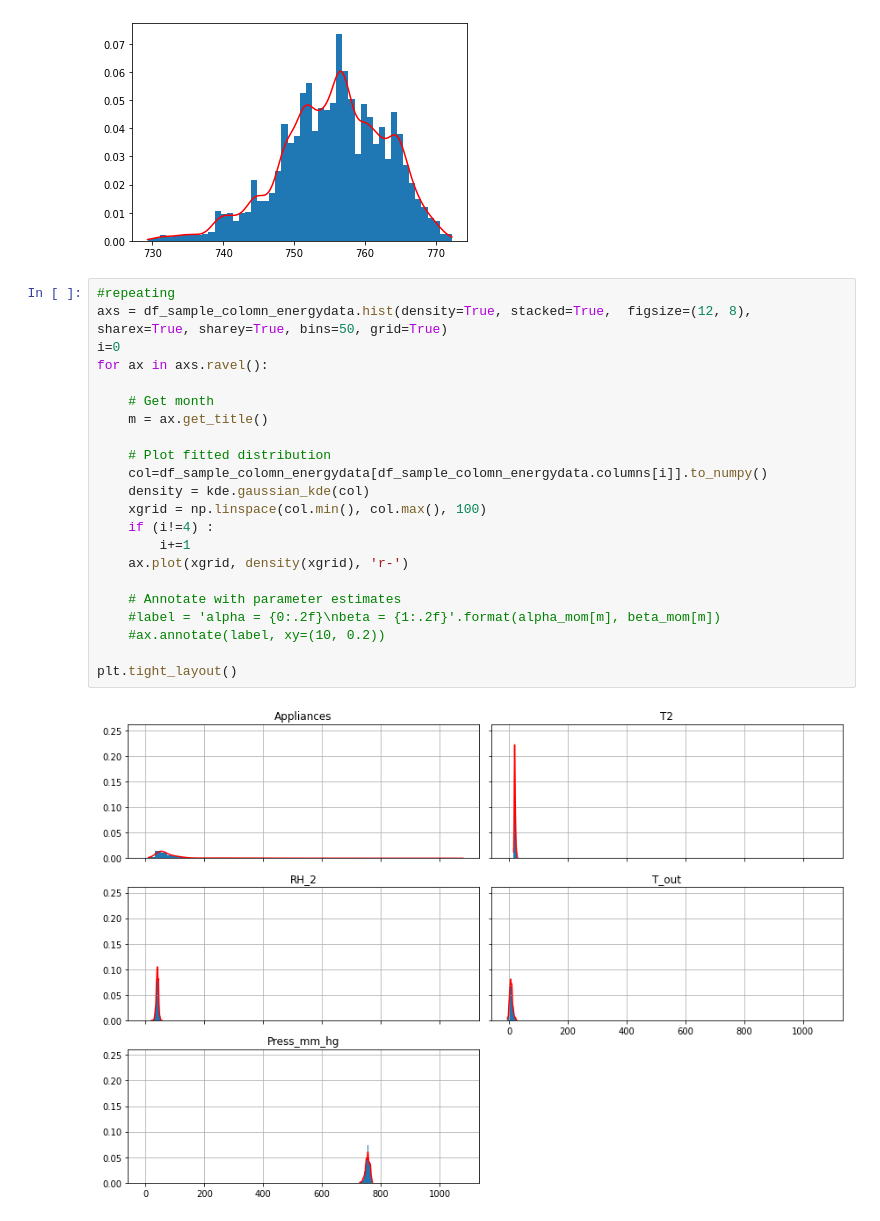
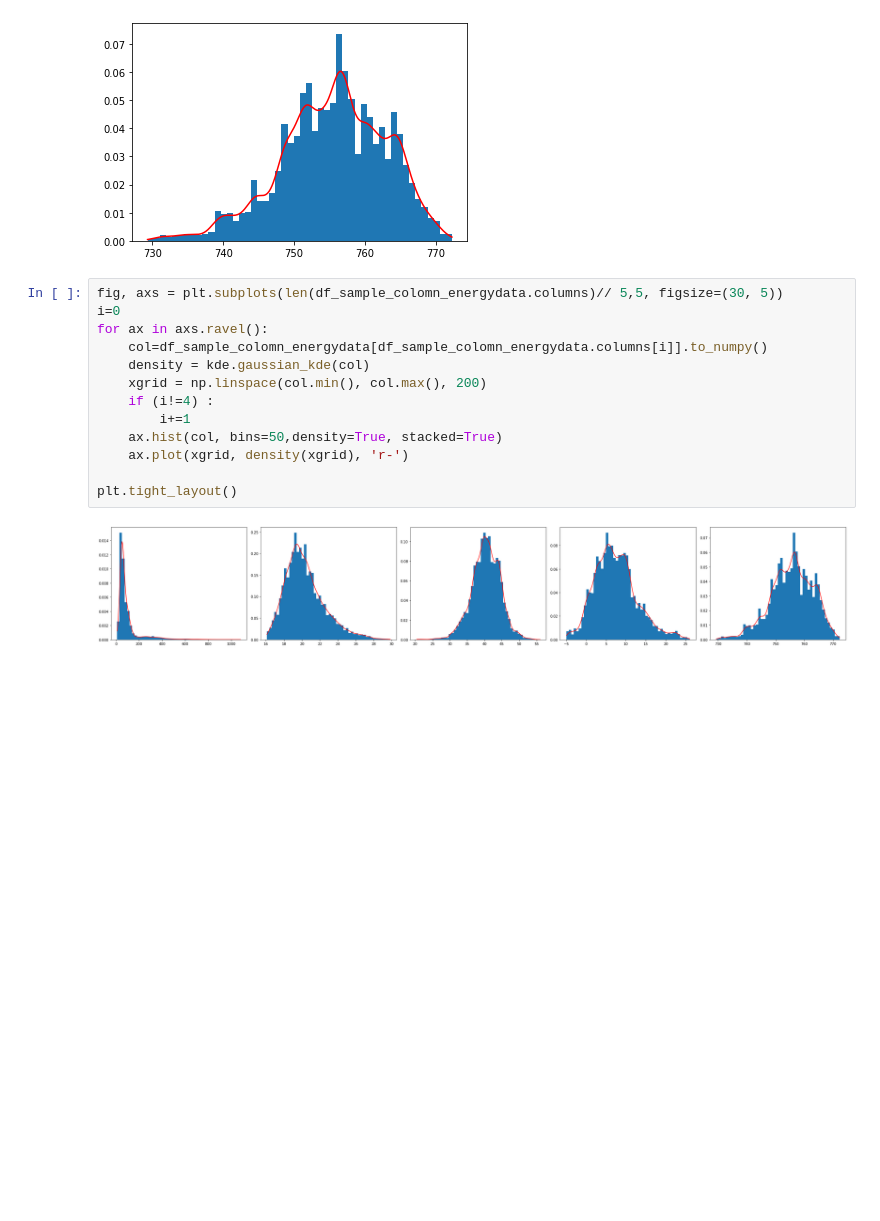
Before and after one commit to Nemat-Allah-Aloush/Multivariate_Data_Analysis, a Jupyter notebook: lab_01.ipynb, the cells around one changed output. Drawn from its saved outputs; the diff is of its cells as text; blank space fills up the shorter version.

```diff
--- a/lab_01.ipynb
+++ b/lab_01.ipynb
@@ -109,26 +109,17 @@ plt.plot(xgrid, ygrid, 'r-')
 [<matplotlib.lines.Line2D at 0x...>]
 [figure]
 # %%
-#repeating
-axs = df_sample_colomn_energydata.hist(density=True, stacked=True,  figsize=(12, 8), sharex=True, sharey=True, bins=50, grid=True)
+fig, axs = plt.subplots(len(df_sample_colomn_energydata.columns)// 5,5, figsize=(30, 5))
 i=0
 for ax in axs.ravel():
-
-    # Get month
-    m = ax.get_title()
-
-    # Plot fitted distribution
     col=df_sample_colomn_energydata[df_sample_colomn_energydata.columns[i]].to_numpy()
     density = kde.gaussian_kde(col)
-    xgrid = np.linspace(col.min(), col.max(), 100)
+    xgrid = np.linspace(col.min(), col.max(), 200)
     if (i!=4) :
         i+=1
+    ax.hist(col, bins=50,density=True, stacked=True)
     ax.plot(xgrid, density(xgrid), 'r-')
 
-    # Annotate with parameter estimates
-    #label = 'alpha = {0:.2f}\nbeta = {1:.2f}'.format(alpha_mom[m], beta_mom[m])
-    #ax.annotate(label, xy=(10, 0.2))
-
 plt.tight_layout()
 # %% [output]
-[figure, old version]
+[figure, new version]
```
Also changed, not shown: parts of 7 cells of this notebook.
